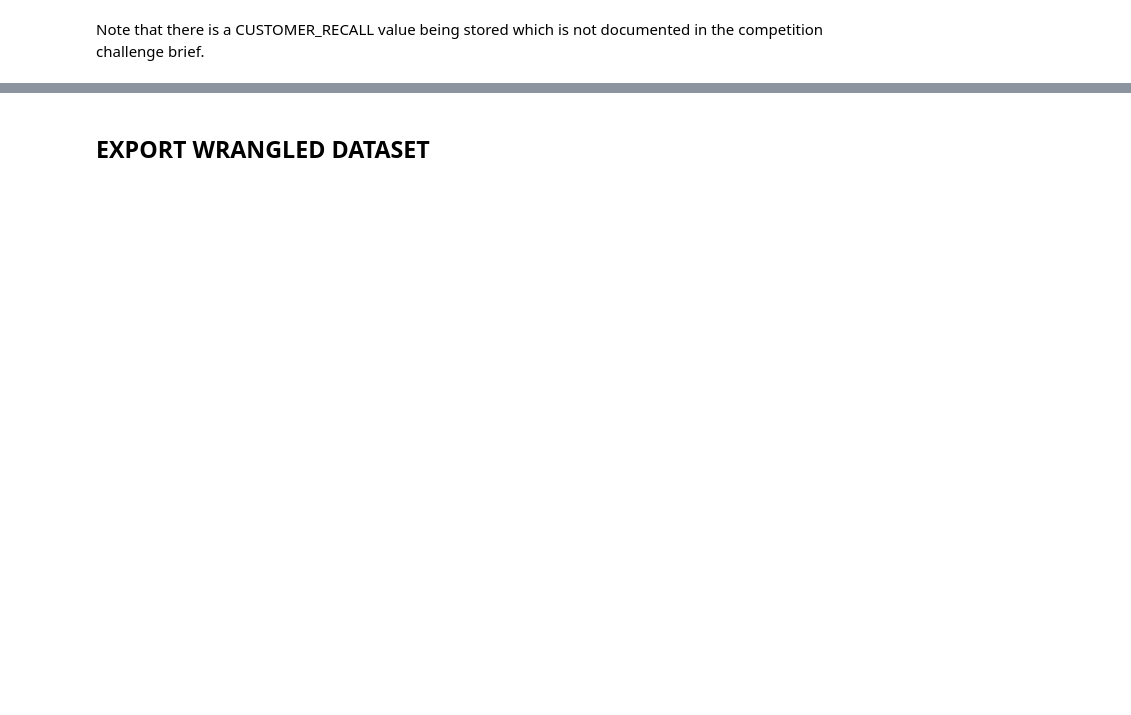
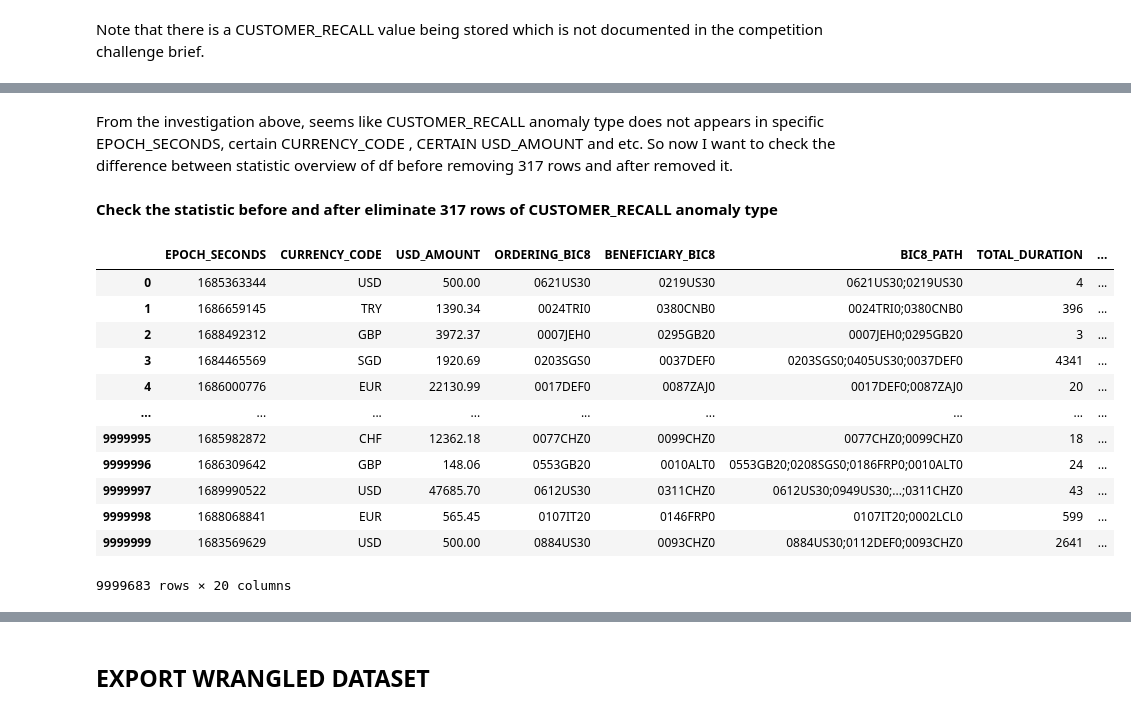
Before and after one commit to mrchuakaiming/umdac-datathon-2026, a Jupyter notebook: wrangle/Wrangle_1.ipynb, the cells around one changed output, grey strips where cells are left out. Cells and saved outputs as stored; diff of their text form; code cells hidden in the pictures; blank space fills up the shorter version.

```diff
--- a/wrangle/Wrangle_1.ipynb
+++ b/wrangle/Wrangle_1.ipynb
@@ -456,0 +565,21 @@ Note that there is a CUSTOMER_RECALL value being stored which is not documented
+# %% [markdown]
+From the investigation above, seems like CUSTOMER_RECALL anomaly type does not appears in specific EPOCH_SECONDS, certain CURRENCY_CODE , CERTAIN USD_AMOUNT and etc. So now I want to check the difference between statistic overview of df before removing 317 rows and after removed it.
+# %% [markdown]
+**Check the statistic before and after eliminate 317 rows of CUSTOMER_RECALL anomaly type**
+# %%
+df2 = df[df['ANOMALY_TYPE'] != 'CUSTOMER_RECALL']
+df2
+# %% [output]
+|  | EPOCH_SECONDS | CURRENCY_CODE | USD_AMOUNT | ORDERING_BIC8 | BENEFICIARY_BIC8 | BIC8_PATH | TOTAL_DURATION | ... |
+| 0 | 1685363344 | USD | 500.00 | 0621US30 | 0219US30 | 0621US30;0219US30 | 4 | ... |
+| 1 | 1686659145 | TRY | 1390.34 | 0024TRI0 | 0380CNB0 | 0024TRI0;0380CNB0 | 396 | ... |
+| 2 | 1688492312 | GBP | 3972.37 | 0007JEH0 | 0295GB20 | 0007JEH0;0295GB20 | 3 | ... |
+| 3 | 1684465569 | SGD | 1920.69 | 0203SGS0 | 0037DEF0 | 0203SGS0;0405US30;0037DEF0 | 4341 | ... |
+| 4 | 1686000776 | EUR | 22130.99 | 0017DEF0 | 0087ZAJ0 | 0017DEF0;0087ZAJ0 | 20 | ... |
+| ... | ... | ... | ... | ... | ... | ... | ... | ... |
+| 9999995 | 1685982872 | CHF | 12362.18 | 0077CHZ0 | 0099CHZ0 | 0077CHZ0;0099CHZ0 | 18 | ... |
+| 9999996 | 1686309642 | GBP | 148.06 | 0553GB20 | 0010ALT0 | 0553GB20;0208SGS0;0186FRP0;0010ALT0 | 24 | ... |
+| 9999997 | 1689990522 | USD | 47685.70 | 0612US30 | 0311CHZ0 | 0612US30;0949US30;...;0311CHZ0 | 43 | ... |
+| 9999998 | 1688068841 | EUR | 565.45 | 0107IT20 | 0146FRP0 | 0107IT20;0002LCL0 | 599 | ... |
+| 9999999 | 1683569629 | USD | 500.00 | 0884US30 | 0093CHZ0 | 0884US30;0112DEF0;0093CHZ0 | 2641 | ... |
+9999683 rows × 20 columns
```
Also changed, not shown: parts of 19 cells of this notebook.
